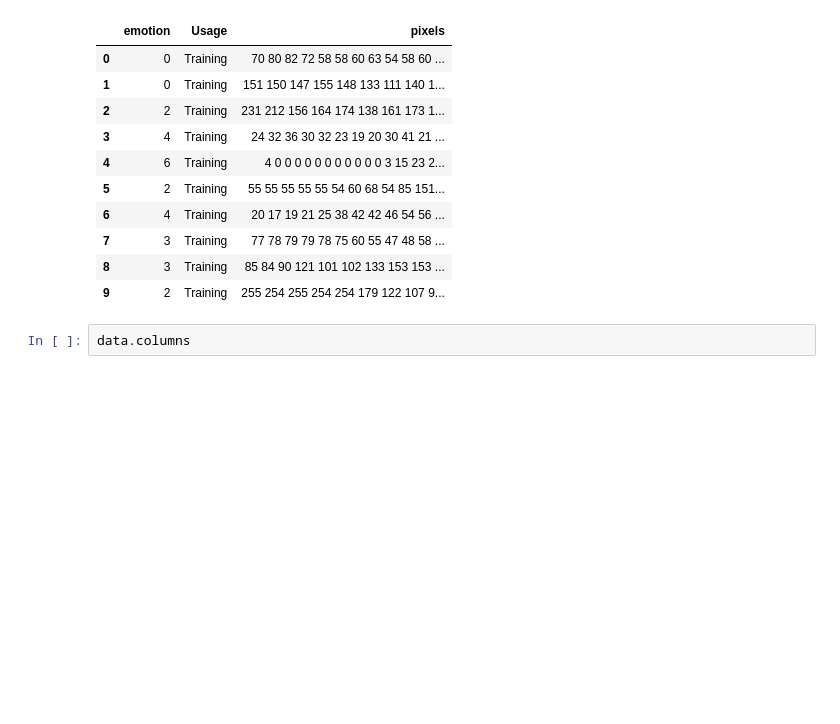
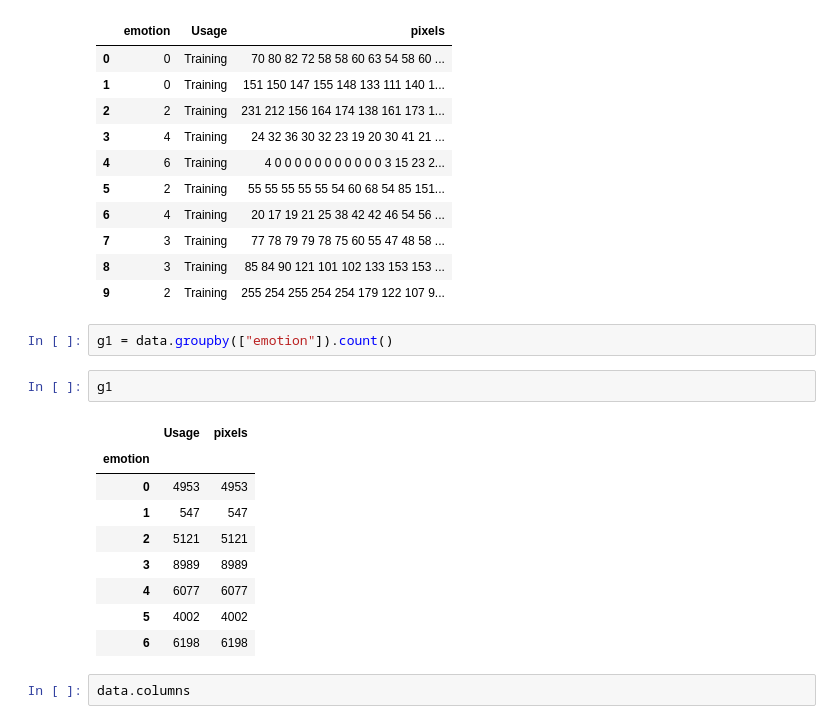
Before and after one commit to FOSSbee/Face-Expression-Classifer, a Jupyter notebook: main_notebook.ipynb, the cells around one changed output. Drawn from its saved outputs; the diff is of its cells as text; blank space fills up the shorter version.

```diff
--- a/main_notebook.ipynb
+++ b/main_notebook.ipynb
@@ -93,6 +97,20 @@ data.head(10)
 | 7 | 3 | Training | 77 78 79 79 78 75 60 55 47 48 58 ... |
 | 8 | 3 | Training | 85 84 90 121 101 102 133 153 153 ... |
 | 9 | 2 | Training | 255 254 255 254 254 179 122 107 9... |
+# %%
+g1 = data.groupby(["emotion"]).count()
+# %%
+g1
+# %% [output]
+|  | Usage | pixels |
+| emotion |  |  |
+| 0 | 4953 | 4953 |
+| 1 | 547 | 547 |
+| 2 | 5121 | 5121 |
+| 3 | 8989 | 8989 |
+| 4 | 6077 | 6077 |
+| 5 | 4002 | 4002 |
+| 6 | 6198 | 6198 |
 # %%
 data.columns
 # %% [output]
```
Also changed, not shown: parts of 32 cells of this notebook, 1 other file.
